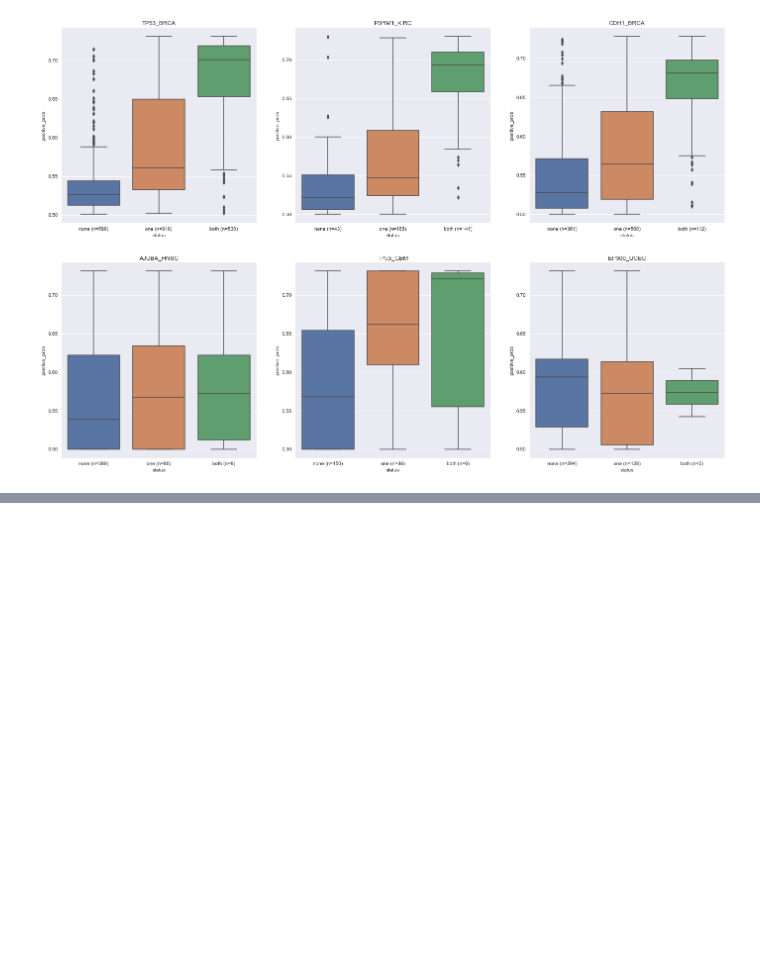
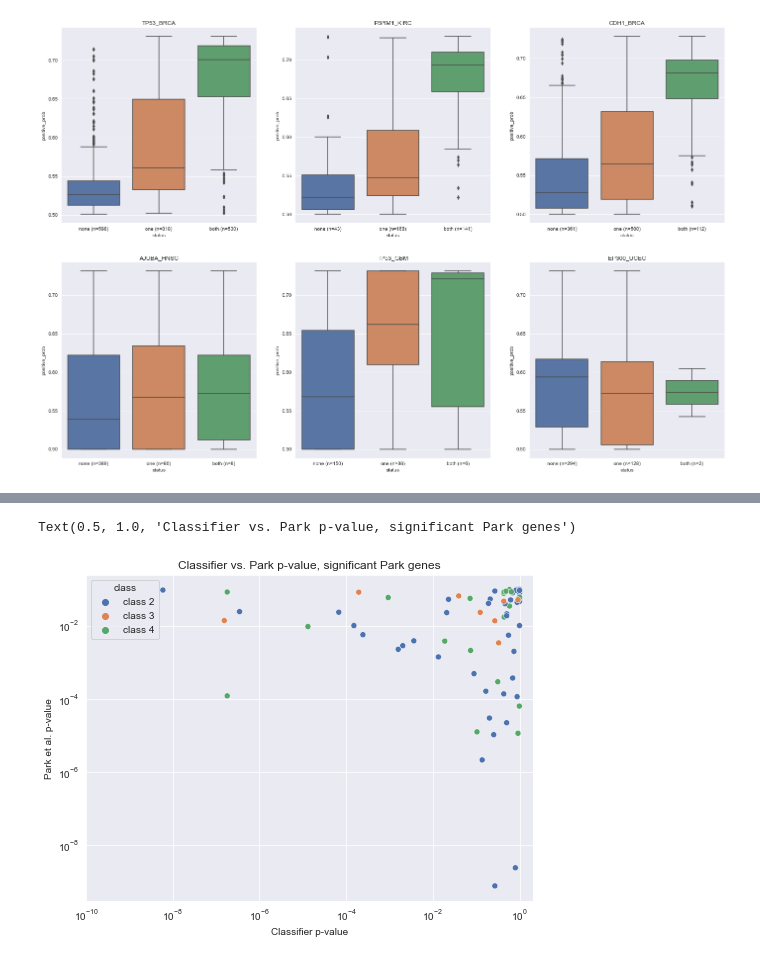
Before and after one commit to greenelab/mutation-fn, a Jupyter notebook: 3_park_analysis.ipynb, the cells around one changed output, grey strips where cells are left out. Cells and saved outputs as stored; diff of their text form; code cells hidden in the pictures; blank space fills up the shorter version.

Commit message:
add paired p-value plot

```diff
--- a/3_park_analysis.ipynb
+++ b/3_park_analysis.ipynb
@@ -450,0 +449,9 @@ for ix, identifier in enumerate(plot_ids):
+# %%
+pair_df = (info_compare_df
+    .merge(park_df, left_on='identifier', right_index=True)
+    .rename(columns={'corr_pval': 'classifier_pval',
+                     'FDR': 'park_pval'})
+)
+print(pair_df.shape)
+print(pair_df.classifier_pval.isna().sum())
+pair_df.head()
@@ -450,0 +479,14 @@ for ix, identifier in enumerate(plot_ids):
+# %%
+sns.set({'figure.figsize': (8, 6)})
+sns.scatterplot(data=pair_df, x='classifier_pval', y='park_pval',
+                hue='class', hue_order=['class 2', 'class 3', 'class 4'])
+plt.xscale('log')
+plt.yscale('log')
+plt.xlim(10**-10, 10**0+1)
+plt.xlim(10**-10, 10**0+1)
+plt.xlabel('Classifier p-value')
+plt.ylabel('Park et al. p-value')
+plt.title('Classifier vs. Park p-value, significant Park genes')
+# %% [output]
+Text(0.5, 1.0, 'Classifier vs. Park p-value, significant Park genes')
+[figure, added]
```
Also changed, not shown: parts of 4 cells of this notebook, 1 other file.
